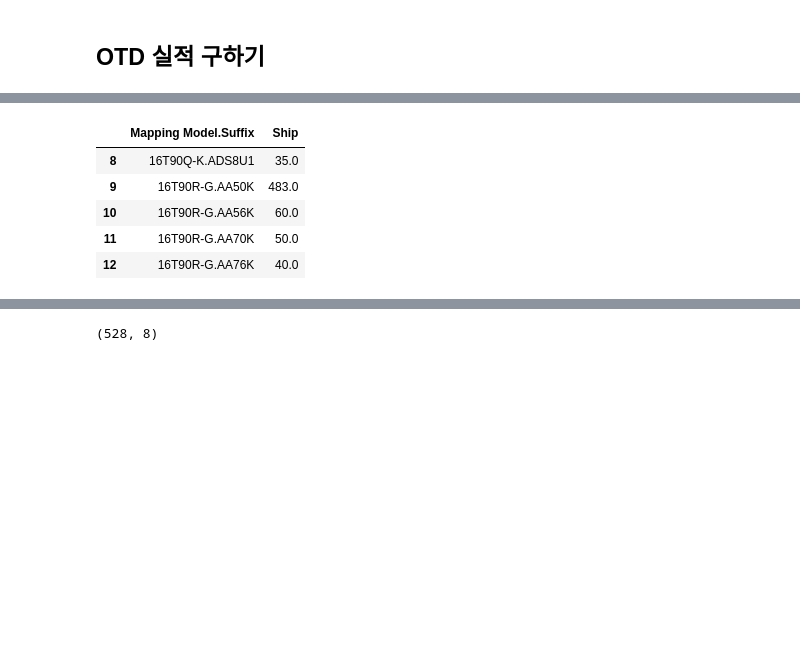
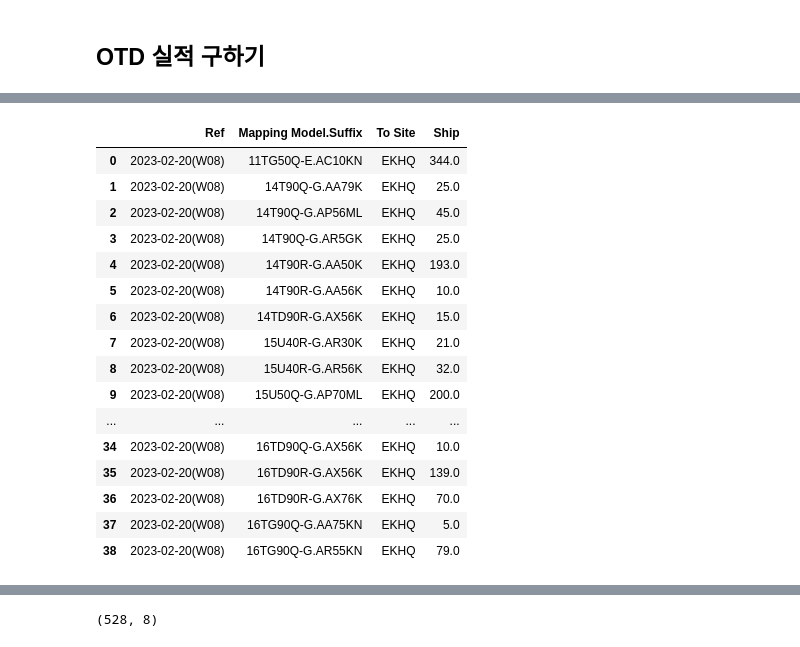
Before and after one commit to JONGMOKLEE76/AutoWork, a Jupyter notebook: [업무활용] Quanta OTD result 구하기.ipynb, the cells around one changed output, grey strips where cells are left out. Drawn from its saved outputs; the diff is of its cells as text; code cells hidden in the pictures; blank space fills up the shorter version.

```diff
--- a/[업무활용] Quanta OTD result 구하기.ipynb
+++ b/[업무활용] Quanta OTD result 구하기.ipynb
@@ -51,13 +51,25 @@ df1['Target'].sum()
 # %%
-sr = sr[sr['Week Name']==ref_week].pivot_table('Ship', index='Mapping Model.Suffix', aggfunc=sum)
-sr.reset_index().tail(5)
+sr = sr[sr['Week Name']==ref_week].pivot_table('Ship', index=['Week Name', 'Mapping Model.Suffix', 'Ship To'], aggfunc=sum).reset_index()
+sr.columns = ['Ref', 'Mapping Model.Suffix', 'To Site', 'Ship']
+sr
 # %% [output]
-|  | Mapping Model.Suffix | Ship |
-| 8 | 16T90Q-K.ADS8U1 | 35.0 |
-| 9 | 16T90R-G.AA50K | 483.0 |
-| 10 | 16T90R-G.AA56K | 60.0 |
-| 11 | 16T90R-G.AA70K | 50.0 |
-| 12 | 16T90R-G.AA76K | 40.0 |
+|  | Ref | Mapping Model.Suffix | To Site | Ship |
+| 0 | 2023-02-20(W08) | 11TG50Q-E.AC10KN | EKHQ | 344.0 |
+| 1 | 2023-02-20(W08) | 14T90Q-G.AA79K | EKHQ | 25.0 |
+| 2 | 2023-02-20(W08) | 14T90Q-G.AP56ML | EKHQ | 45.0 |
+| 3 | 2023-02-20(W08) | 14T90Q-G.AR5GK | EKHQ | 25.0 |
+| 4 | 2023-02-20(W08) | 14T90R-G.AA50K | EKHQ | 193.0 |
+| 5 | 2023-02-20(W08) | 14T90R-G.AA56K | EKHQ | 10.0 |
+| 6 | 2023-02-20(W08) | 14TD90R-G.AX56K | EKHQ | 15.0 |
+| 7 | 2023-02-20(W08) | 15U40R-G.AR30K | EKHQ | 21.0 |
+| 8 | 2023-02-20(W08) | 15U40R-G.AR56K | EKHQ | 32.0 |
+| 9 | 2023-02-20(W08) | 15U50Q-G.AP70ML | EKHQ | 200.0 |
+| ... | ... | ... | ... | ... |
+| 34 | 2023-02-20(W08) | 16TD90Q-G.AX56K | EKHQ | 10.0 |
+| 35 | 2023-02-20(W08) | 16TD90R-G.AX56K | EKHQ | 139.0 |
+| 36 | 2023-02-20(W08) | 16TD90R-G.AX76K | EKHQ | 70.0 |
+| 37 | 2023-02-20(W08) | 16TG90Q-G.AA75KN | EKHQ | 5.0 |
+| 38 | 2023-02-20(W08) | 16TG90Q-G.AR55KN | EKHQ | 79.0 |
 # %%
 df1 = df1.groupby(['Ref', 'Mapping Model.Suffix', 'To Site']).sum().reset_index()
 df1.tail(5)
```
Also changed, not shown: parts of 10 cells of this notebook, 3 other files.
